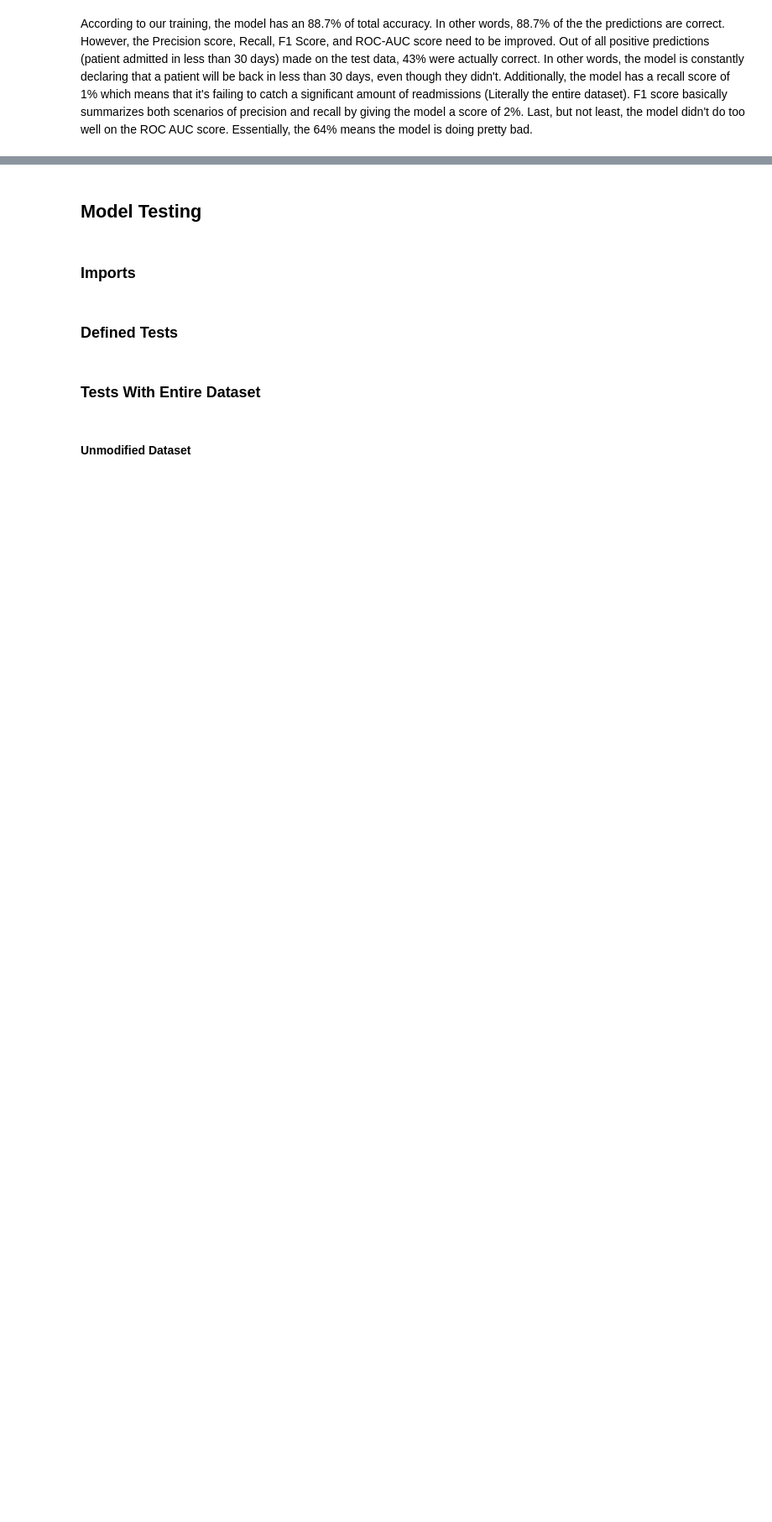
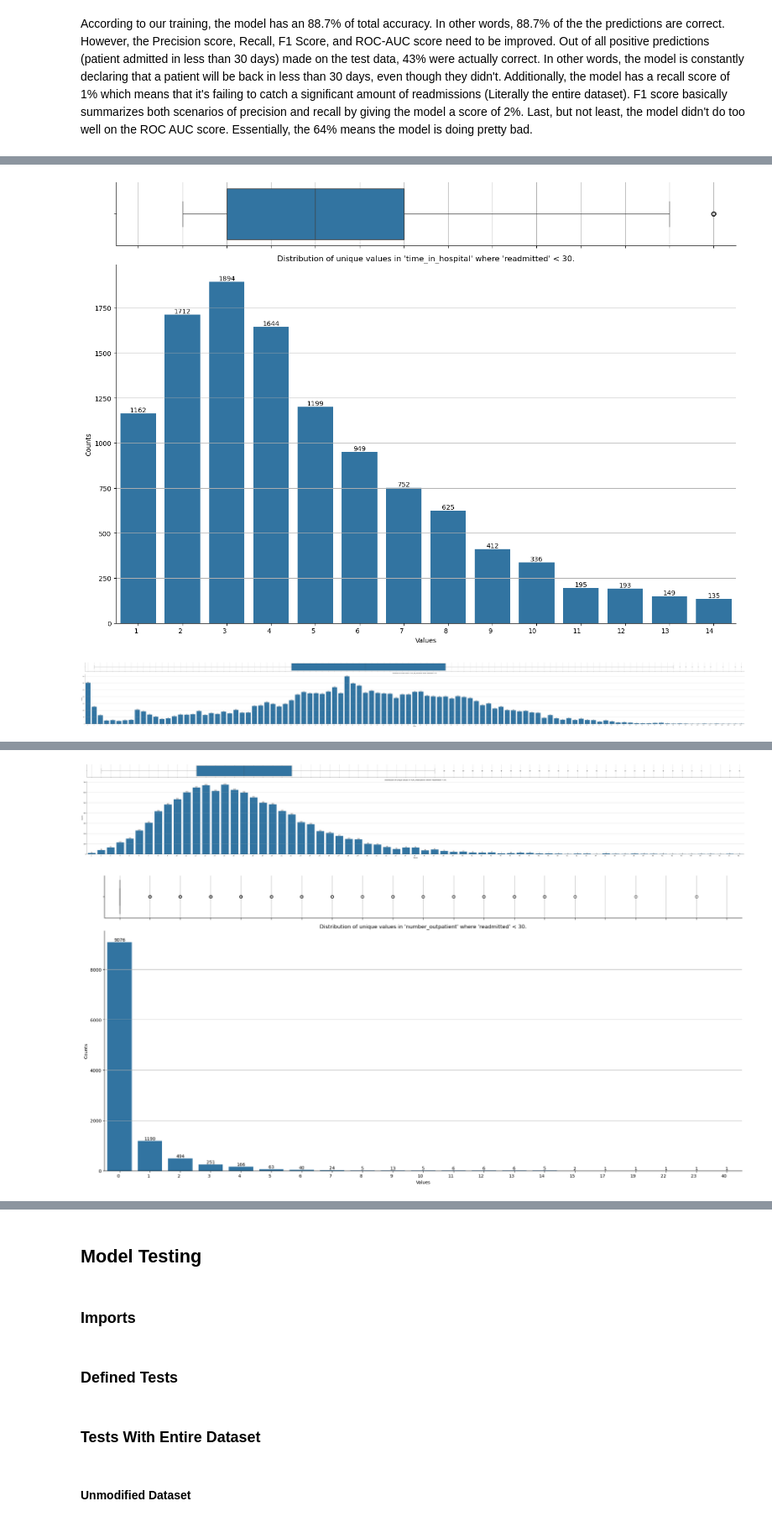
Before and after one commit to arunachalesh58/readmission-for-diabetes-patients, a Jupyter notebook: jupyter-nb-space/COMP-641-GroupProject.ipynb, the cells around one changed output, grey strips where cells are left out. Shown at 84% size. Drawn from its saved outputs; the diff is of its cells as text; code cells hidden in the pictures; blank space fills up the shorter version.

```diff
--- a/jupyter-nb-space/COMP-641-GroupProject.ipynb
+++ b/jupyter-nb-space/COMP-641-GroupProject.ipynb
@@ -1769,0 +2383,10 @@ According to our training, the model has an 88.7% of total accuracy. In other wo
+# %%
+columns_of_interest_numerical = [
+    'time_in_hospital', 'num_lab_procedures', 'num_procedures', 'num_medications',
+    'number_outpatient', 'number_emergency', 'number_inpatient', 'number_diagnoses'
+    ]
+
+do_basic_analysis_and_charts(columns_of_interest_numerical, 'numerical', df, 0, str(FIG_DIR), subfolder_names[1], column_label_dictionaries)
+# %% [output]
+[figure, added]
+[figure, added]
@@ -1769,0 +2394,2 @@ According to our training, the model has an 88.7% of total accuracy. In other wo
+[figure, added]
+[figure, added]
```
Also changed, not shown: parts of 83 cells of this notebook, 12 other files.
